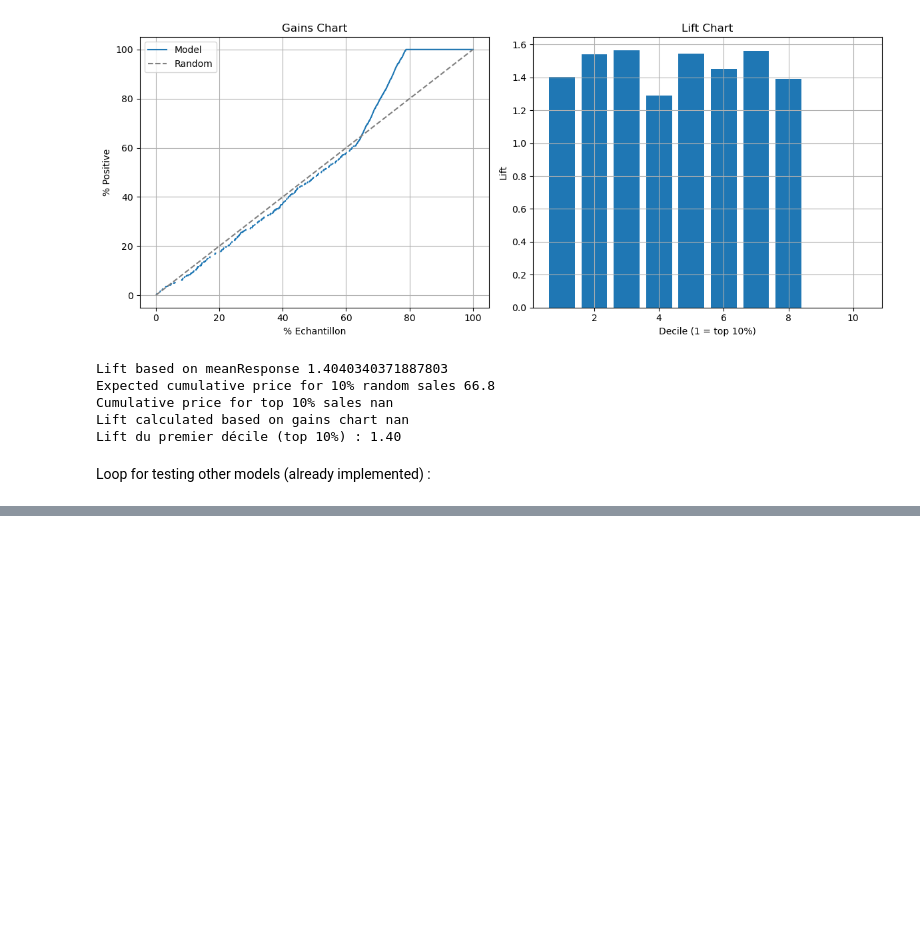
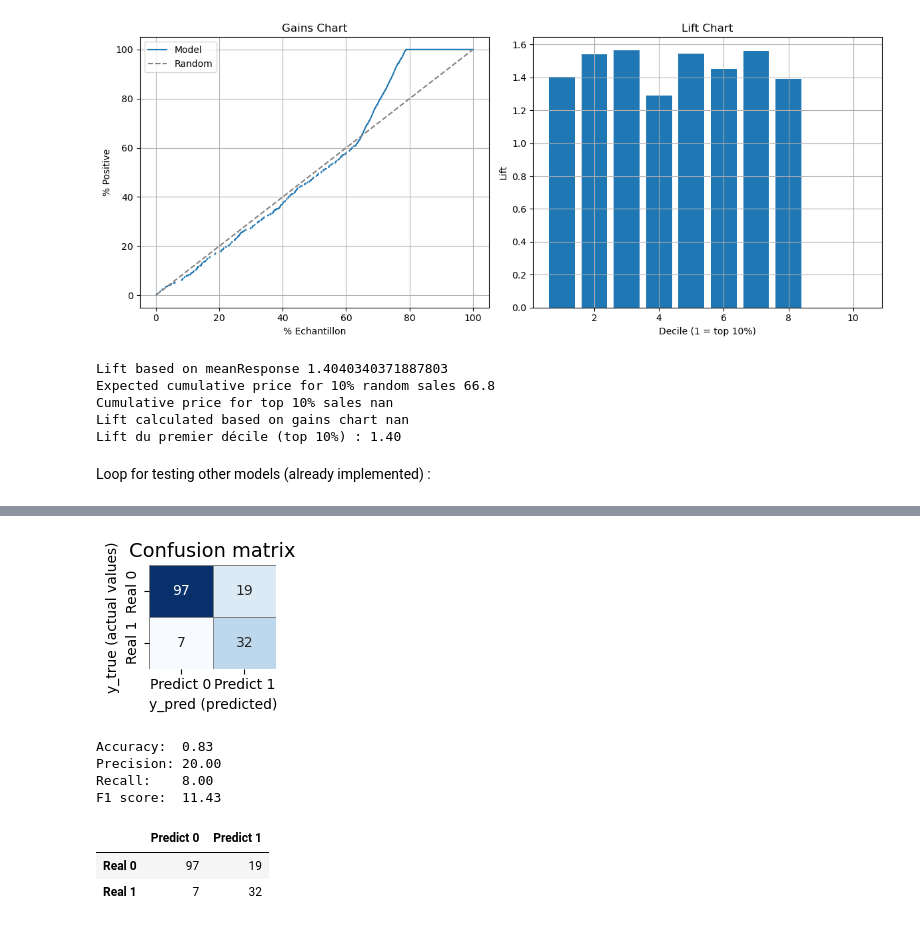
Before and after one commit to Aureleee/TeamProj_ML, a Jupyter notebook: MLDM - Project - Evaluating the models.ipynb, the cells around one changed output, grey strips where cells are left out. Cells and saved outputs as stored; diff of their text form; code cells hidden in the pictures; blank space fills up the shorter version.

```diff
--- a/MLDM - Project - Evaluating the models.ipynb
+++ b/MLDM - Project - Evaluating the models.ipynb
@@ -132,8 +132,12 @@ def confusion_matrix_heatmap(y_true, y_pred):
         y_pred_copy = [1 if p >= 0.5 else 0 for p in y_pred]
     else:
         y_pred_copy = y_pred.copy()
+    if any(isinstance(p, float) for p in y_true):
+        y_true_copy = [1 if p >= 0.5 else 0 for p in y_true]
+    else:
+        y_true_copy = y_true.copy()
 
-    classes = sorted(set(y_true) | set(y_pred_copy))
+    classes = sorted(set(y_true_copy) | set(y_pred_copy))
 
     matrix = pd.DataFrame(
         data=0,
@@ -141,15 +145,15 @@ def confusion_matrix_heatmap(y_true, y_pred):
         columns=[f"Predict {cls}" for cls in classes]
     )
 
-    for true, pred in zip(y_true, y_pred_copy):
+    for true, pred in zip(y_true_copy, y_pred_copy):
         matrix.loc[f"Real {true}", f"Predict {pred}"] += 1
 
-    plt.figure(figsize=(8, 6))
+    plt.figure(figsize=(2, 2))
     sns.heatmap(matrix, annot=True, fmt="d", cmap="Blues", cbar=False,
                 linewidths=0.5, linecolor='gray')
     plt.title("Confusion matrix", fontsize=14)
     plt.xlabel("y_pred (predicted)")
-    plt.ylabel("test_y (actual values)")
+    plt.ylabel("y_true (actual values)")
     plt.tight_layout()
     plt.show()
 
@@ -268,0 +333,21 @@ models = {
+# %%
+from sklearn.naive_bayes import GaussianNB
+from sklearn.preprocessing import StandardScaler
+
+
+df_train = pd.read_csv('kma_train.csv')
+df_test = pd.read_csv('kma_test.csv')
+
+X_train = df_train.drop(columns=['id','rainfall'])
+y_train = df_train['rainfall']
+X_test = df_test.drop(columns=['id','rainfall'])
+y_test = df_test['rainfall']
+
+scaler = StandardScaler()
+X_train = scaler.fit_transform(X_train)
+X_test = scaler.transform(X_test)
+
+nb_model = GaussianNB()
+nb_model.fit(X_train, y_train)
+
+y_pred = nb_model.predict(X_test)
@@ -268,0 +378,11 @@ models = {
+# %%
+confusion_matrix_heatmap(y_test, y_pred)
+# %% [output]
+[figure, added]
+Accuracy:  0.83
+Precision: 20.00
+Recall:    8.00
+F1 score:  11.43
+|  | Predict 0 | Predict 1 |
+| Real 0 | 97 | 19 |
+| Real 1 | 7 | 32 |
```
Also changed, not shown: parts of 10 cells of this notebook.
